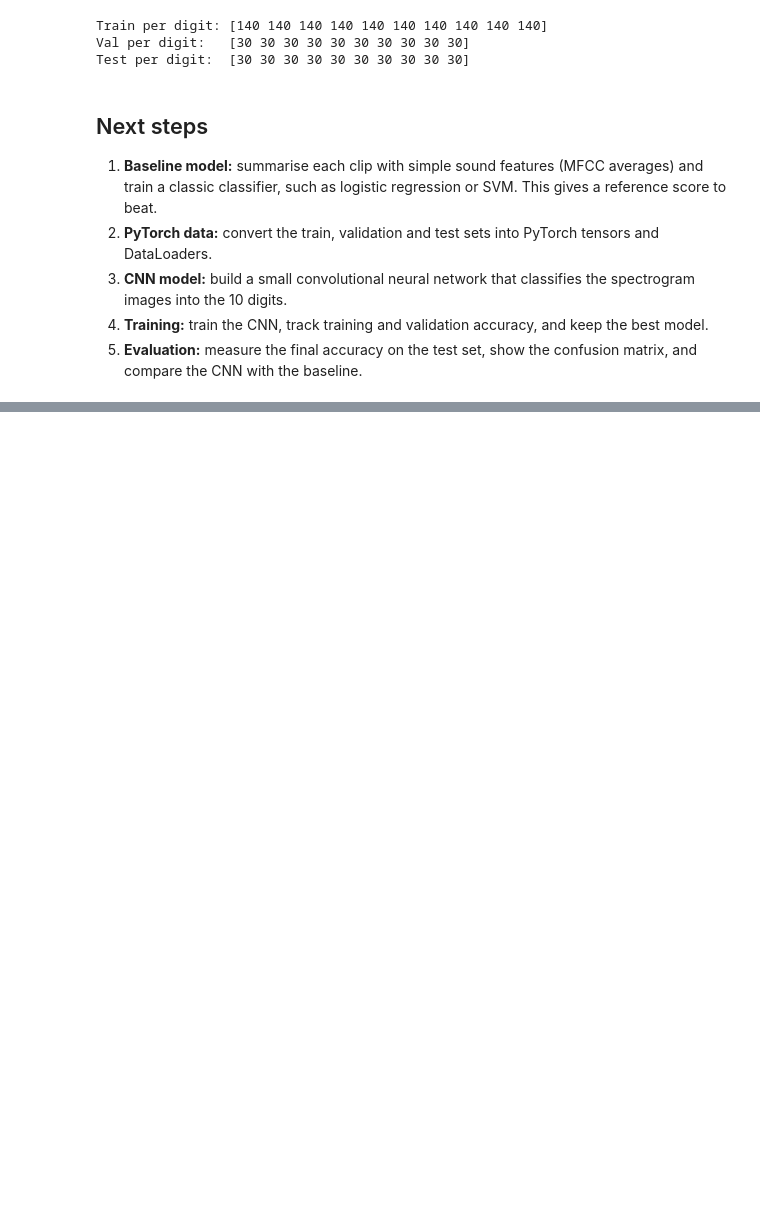
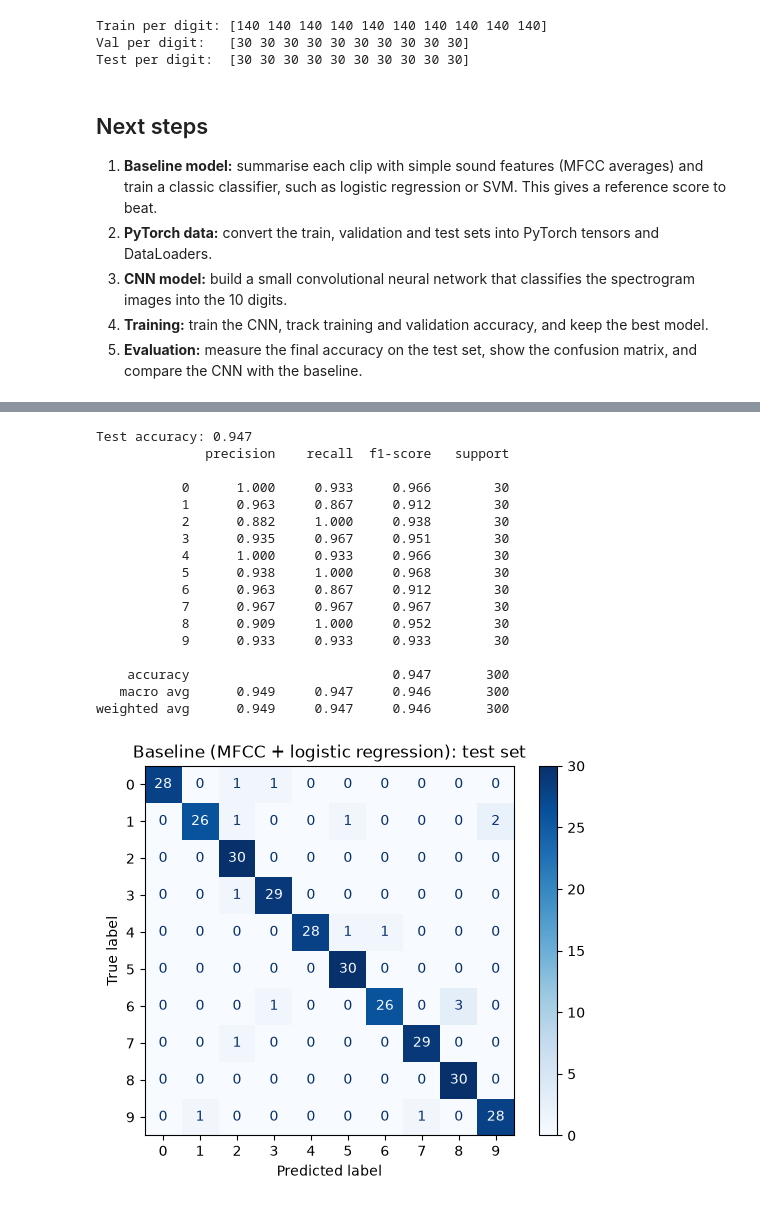
Before and after one commit to imgabrielas/Grey_Matter_Multiplication, a Jupyter notebook: Spoken Digit Recognition/Spoken_Digit_Recognition.ipynb, the cells around one changed output, grey strips where cells are left out. Drawn from its saved outputs; the diff is of its cells as text; code cells hidden in the pictures; blank space fills up the shorter version.

Commit message:
baseline model

```diff
--- a/Spoken Digit Recognition/Spoken_Digit_Recognition.ipynb
+++ b/Spoken Digit Recognition/Spoken_Digit_Recognition.ipynb
@@ -452,3 +460,13 @@ Test per digit:  [30 30 30 30 30 30 30 30 30 30]
 3. **CNN model:** build a small convolutional neural network that classifies the spectrogram images into the 10 digits.
 4. **Training:** train the CNN, track training and validation accuracy, and keep the best model.
 5. **Evaluation:** measure the final accuracy on the test set, show the confusion matrix, and compare the CNN with the baseline.
+# %%
+N_MFCC = 13
+
+def mfcc_stats(w):
+    m = librosa.feature.mfcc(y=w, sr=SR, n_mfcc=N_MFCC, n_fft=N_FFT,
+                             hop_length=HOP, n_mels=N_MELS, fmax=SR // 2)
+    return np.concatenate([m.mean(axis=1), m.std(axis=1)])
+
+F = np.stack([mfcc_stats(w) for w in waves]).astype(np.float32)
+print("F shape:", F.shape)   # expect (2000, 26)
@@ -454,0 +478,20 @@ Test per digit:  [30 30 30 30 30 30 30 30 30 30]
+# %%
+from sklearn.pipeline import make_pipeline
+from sklearn.preprocessing import StandardScaler
+from sklearn.linear_model import LogisticRegression
+from sklearn.metrics import accuracy_score
+
+F_tr, F_va, F_te = F[train_idx], F[val_idx], F[test_idx]
+y_tr, y_va, y_te = y[train_idx], y[val_idx], y[test_idx]
+
+results = {}
+for C in [0.01, 0.1, 1, 10, 100]:
+    clf = make_pipeline(StandardScaler(),
+                        LogisticRegression(C=C, max_iter=2000, random_state=SEED))
+    clf.fit(F_tr, y_tr)
+    results[C] = (accuracy_score(y_tr, clf.predict(F_tr)),
+                  accuracy_score(y_va, clf.predict(F_va)))
+    print(f"C={C:<6} train={results[C][0]:.3f}  val={results[C][1]:.3f}")
+
+best_C = max(results, key=lambda c: results[c][1])
+print("Best C:", best_C)
@@ -454,0 +509,32 @@ Test per digit:  [30 30 30 30 30 30 30 30 30 30]
+# %%
+from sklearn.metrics import classification_report, ConfusionMatrixDisplay
+
+baseline = make_pipeline(StandardScaler(),
+                         LogisticRegression(C=best_C, max_iter=2000, random_state=SEED))
+baseline.fit(F_tr, y_tr)
+y_pred = baseline.predict(F_te)
+
+print("Test accuracy:", round(accuracy_score(y_te, y_pred), 3))
+print(classification_report(y_te, y_pred, digits=3))
+ConfusionMatrixDisplay.from_predictions(y_te, y_pred, cmap="Blues")
+plt.title("Baseline (MFCC + logistic regression): test set")
+plt.show()
+# %% [output]
+Test accuracy: 0.947
+              precision    recall  f1-score   support
+
+           0      1.000     0.933     0.966        30
+           1      0.963     0.867     0.912        30
+           2      0.882     1.000     0.938        30
+           3      0.935     0.967     0.951        30
+           4      1.000     0.933     0.966        30
+           5      0.938     1.000     0.968        30
+           6      0.963     0.867     0.912        30
+           7      0.967     0.967     0.967        30
+           8      0.909     1.000     0.952        30
+           9      0.933     0.933     0.933        30
+
+    accuracy                          0.947       300
+   macro avg      0.949     0.947     0.946       300
+weighted avg      0.949     0.947     0.946       300
+[figure, added]
```
Also changed, not shown: parts of 7 cells of this notebook.
